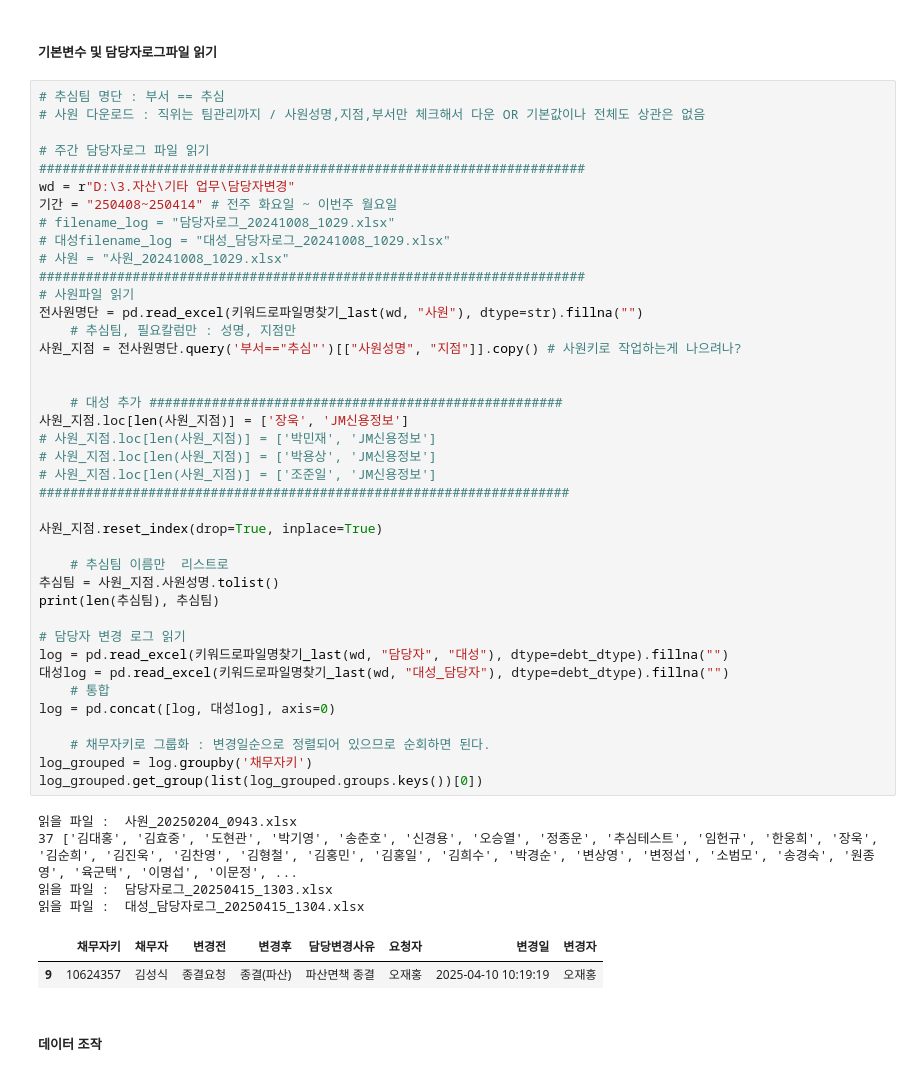
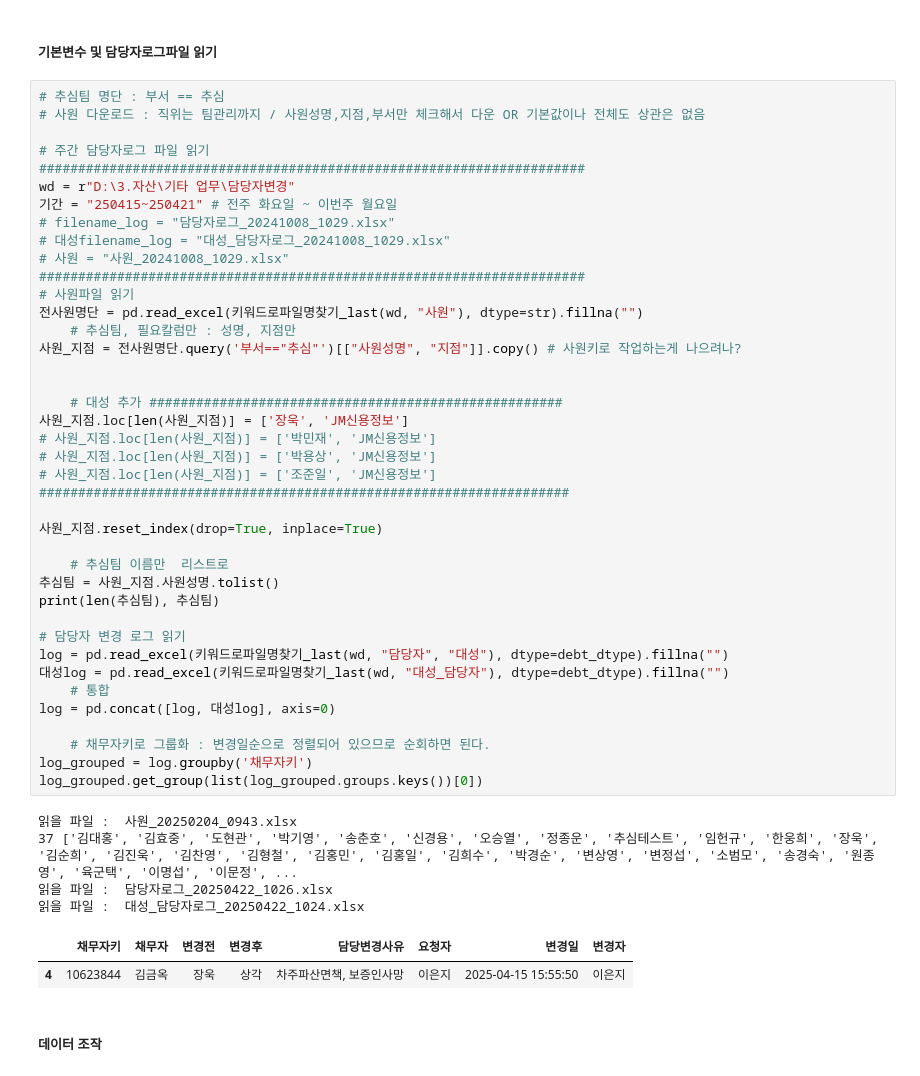
Before and after one commit to jbmyou/company_work, a Jupyter notebook: fileNaming/자산관리/담당자변경.ipynb, the cells around one changed output. Saved outputs shown, nothing was run; the diff lists cells and outputs as text.

```diff
--- a/fileNaming/자산관리/담당자변경.ipynb
+++ b/fileNaming/자산관리/담당자변경.ipynb
@@ -45,7 +45,7 @@ def 키워드로파일명찾기_last(폴더:str, 포함키워드:str, 제외키
 # 주간 담당자로그 파일 읽기
 ######################################################################
 wd = r"D:\3.자산\기타 업무\담당자변경"
-기간 = "250408~250414" # 전주 화요일 ~ 이번주 월요일
+기간 = "250415~250421" # 전주 화요일 ~ 이번주 월요일
 # filename_log = "담당자로그_20241008_1029.xlsx"
 # 대성filename_log = "대성_담당자로그_20241008_1029.xlsx"
 # 사원 = "사원_20241008_1029.xlsx"
@@ -55,36 +55,36 @@ wd = r"D:\3.자산\기타 업무\담당자변경"
     # 추심팀, 필요칼럼만 : 성명, 지점만
 사원_지점 = 전사원명단.query('부서=="추심"')[["사원성명", "지점"]].copy() # 사원키로 작업하는게 나으려나?
 
 
     # 대성 추가 #####################################################
 사원_지점.loc[len(사원_지점)] = ['장욱', 'JM신용정보']
 # 사원_지점.loc[len(사원_지점)] = ['박민재', 'JM신용정보']
 # 사원_지점.loc[len(사원_지점)] = ['박용상', 'JM신용정보']
 # 사원_지점.loc[len(사원_지점)] = ['조준일', 'JM신용정보']
 ####################################################################
 
 사원_지점.reset_index(drop=True, inplace=True)
 
     # 추심팀 이름만  리스트로
 추심팀 = 사원_지점.사원성명.tolist()
 print(len(추심팀), 추심팀)
 
 # 담당자 변경 로그 읽기
 log = pd.read_excel(키워드로파일명찾기_last(wd, "담당자", "대성"), dtype=debt_dtype).fillna("")
 대성log = pd.read_excel(키워드로파일명찾기_last(wd, "대성_담당자"), dtype=debt_dtype).fillna("")
     # 통합
 log = pd.concat([log, 대성log], axis=0)
 
     # 채무자키로 그룹화 : 변경일순으로 정렬되어 있으므로 순회하면 된다.
 log_grouped = log.groupby('채무자키')
 log_grouped.get_group(list(log_grouped.groups.keys())[0])
 # %% [output]
 읽을 파일 :  사원_20250204_0943.xlsx
 37 ['김대홍', '김효중', '도현관', '박기영', '송춘호', '신경용', '오승열', '정종운', '추심테스트', '임헌규', '한웅희', '장욱', '김순희', '김진욱', '김찬영', '김형철', '김홍민', '김홍일', '김희수', '박경순', '변상영', '변정섭', '소범모', '송경숙', '원종영', '육군택', '이명섭', '이문정', ...
-읽을 파일 :  담당자로그_20250415_1303.xlsx
-읽을 파일 :  대성_담당자로그_20250415_1304.xlsx
+읽을 파일 :  담당자로그_20250422_1026.xlsx
+읽을 파일 :  대성_담당자로그_20250422_1024.xlsx
 |  | 채무자키 | 채무자 | 변경전 | 변경후 | 담당변경사유 | 요청자 | 변경일 | 변경자 |
-| 9 | 10624357 | 김성식 | 종결요청 | 종결(파산) | 파산면책 종결 | 오재홍 | 2025-04-10 10:19:19 | 오재홍 |
+| 4 | 10623844 | 김금옥 | 장욱 | 상각 | 차주파산면책, 보증인사망 | 이은지 | 2025-04-15 15:55:50 | 이은지 |
 # %% [markdown]
 ##### 데이터 조작
 # %%
```
Also changed, not shown: parts of 1 cell of this notebook, 17 other files.
